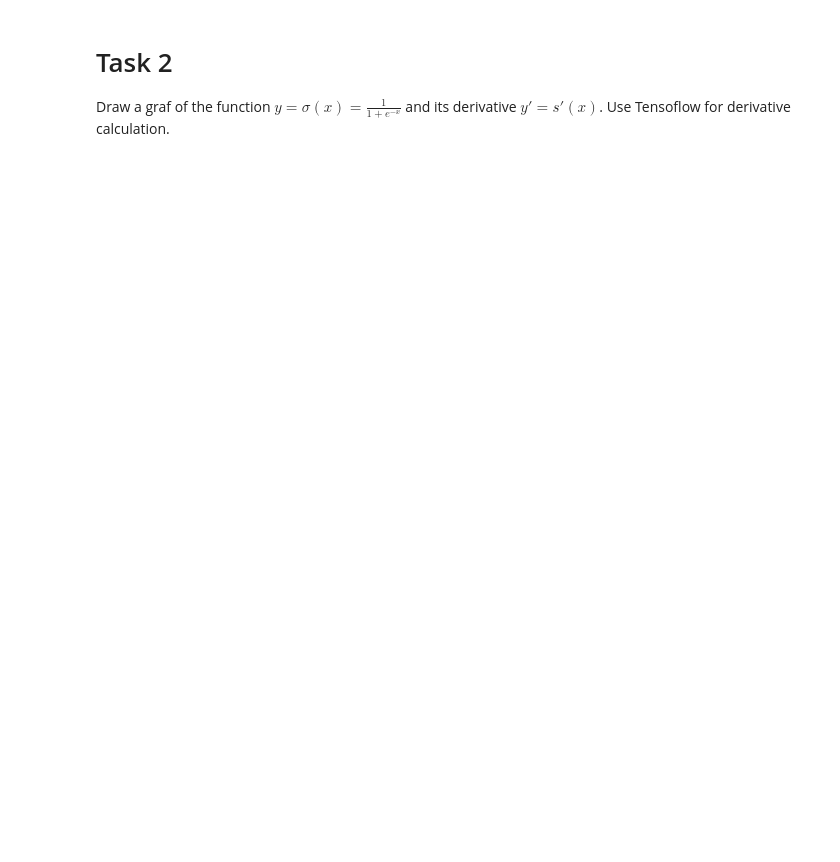
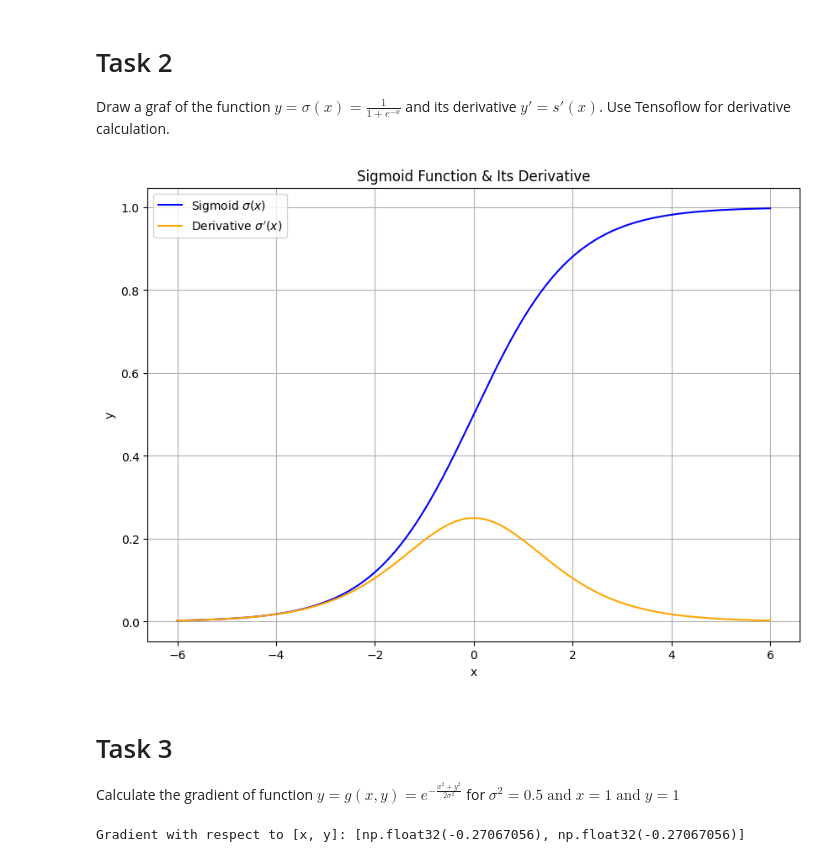
Before and after one commit to hyperhacker1/Computational-Intelligence-Lab, a Jupyter notebook: lab_2_stud.ipynb, the cells around one changed output. Cells and saved outputs as stored; diff of their text form; code cells hidden in the pictures; blank space fills up the shorter version.

```diff
--- a/lab_2_stud.ipynb
+++ b/lab_2_stud.ipynb
@@ -91,3 +100,59 @@ plt.plot(dfdx(x))
 # Task 2
 
 Draw a graf of the function $y=\sigma(x)=\frac{1}{1+e^{-x}}$ and its derivative $y'=s'(x)$. Use Tensoflow for derivative calculation.
+# %%
+import tensorflow as tf
+import numpy as np
+import matplotlib.pyplot as plt
+
+# Define the sigmoid function
+def sigmoid(x):
+  return 1.0 / (1.0 + tf.exp(-x))
+
+# Define the gradient of sigmoid using GradientTape
+def d_sigmoid(x):
+  with tf.GradientTape() as tape:
+    tape.watch(x)
+    y = sigmoid(x)
+  return tape.gradient(y, x)
+
+# Define evaluation range
+x_vals = tf.linspace(-6.0, 6.0, 200)
+
+# Compute values
+y_vals = sigmoid(x_vals)
+dy_vals = d_sigmoid(x_vals)
+
+# Plot results
+plt.figure(figsize=(10, 7))
+plt.plot(x_vals.numpy(), y_vals.numpy(), label='Sigmoid $\\sigma(x)$', color='blue')
+plt.plot(x_vals.numpy(), dy_vals.numpy(), label="Derivative $\\sigma'(x)$", color='orange')
+plt.title('Sigmoid Function & Its Derivative')
+plt.xlabel('x')
+plt.ylabel('y')
+plt.grid(True)
+plt.legend()
+plt.show()
+# %% [output]
+[figure, added]
+# %% [markdown]
+# Task 3
+
+Calculate the gradient of function $y=g(x,y)=e^{-\frac{x^2+y^2}{2\sigma^2}}$ for $\sigma^2 = 0.5\;\mbox{and}\;x = 1\;\mbox{and}\;y = 1$
+# %%
+import tensorflow as tf
+
+# Define inputs and parameter as variables/constants
+x = tf.Variable(1.0, dtype=tf.float32)
+y = tf.Variable(1.0, dtype=tf.float32)
+sigma_sq = tf.constant(0.5, dtype=tf.float32)
+
+# Evaluate gradient using tf.GradientTape
+with tf.GradientTape() as tape:
+  # Function formulation: g(x,y) = exp( - (x^2 + y^2) / (2 * sigma^2) )
+  g = tf.exp(-(x**2 + y**2) / (2 * sigma_sq))
+
+grad = tape.gradient(g, [x, y])
+print("Gradient with respect to [x, y]:", [g_val.numpy() for g_val in grad])
+# %% [output]
+Gradient with respect to [x, y]: [np.float32(-0.27067056), np.float32(-0.27067056)]
```
Also changed, not shown: parts of 13 cells of this notebook.
